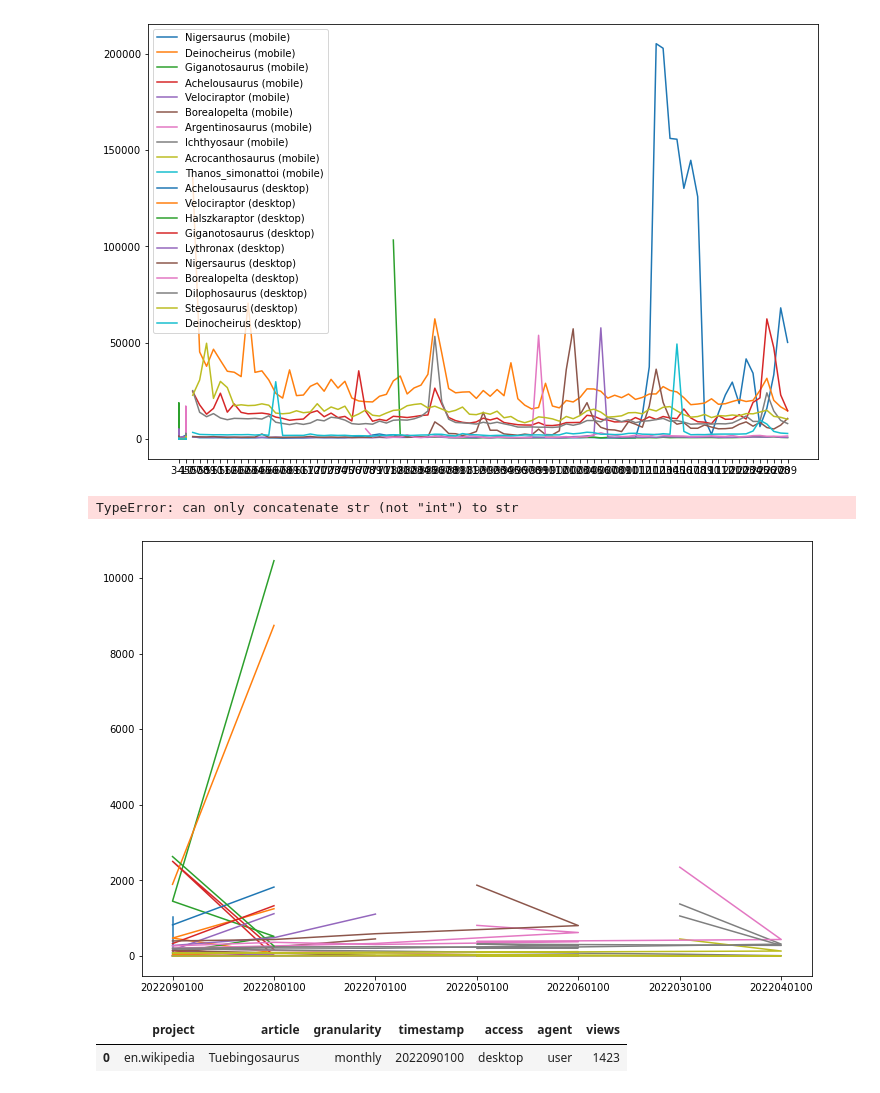
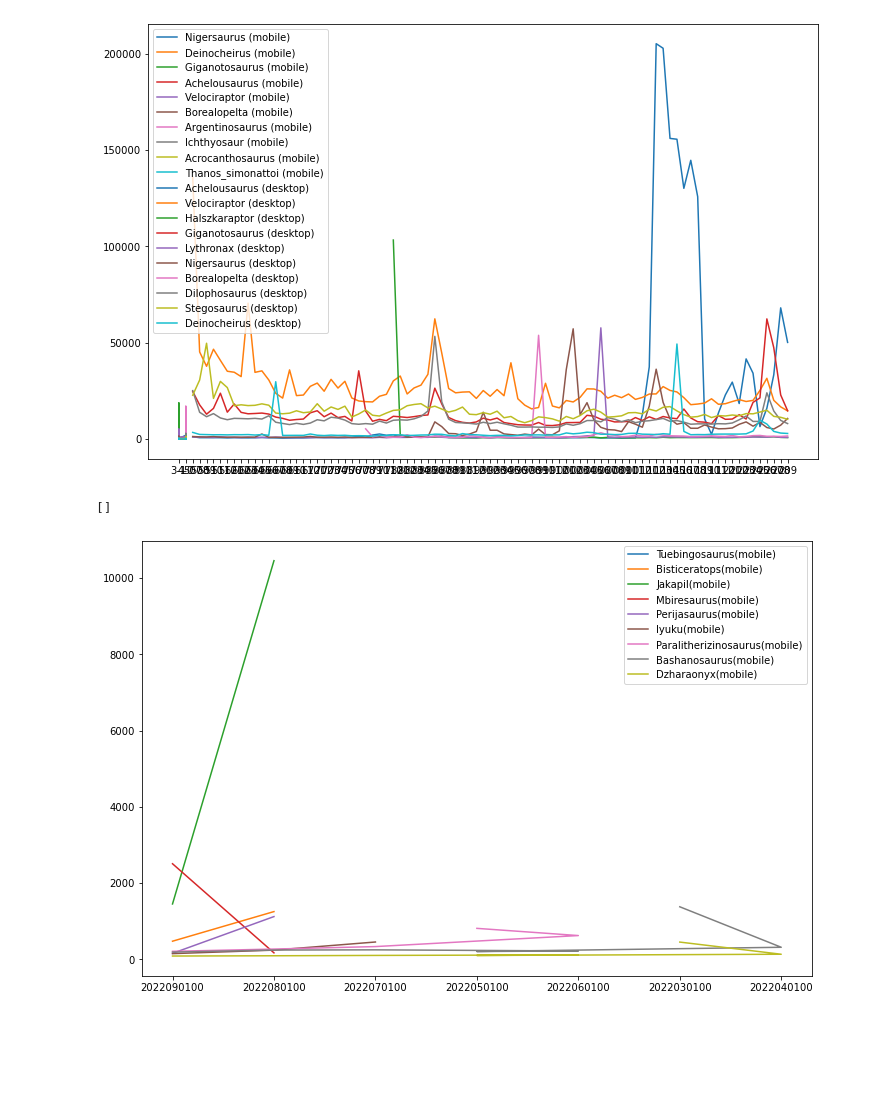
Before and after one commit to 98yangjames/DATA-512, a Jupyter notebook: Homework1_Data512.ipynb, the cells around one changed output. Cells and saved outputs as stored; diff of their text form; code cells hidden in the pictures; blank space fills up the shorter version.

Commit message:
finished all 3 plots

```diff
--- a/Homework1_Data512.ipynb
+++ b/Homework1_Data512.ipynb
@@ -418,37 +430,47 @@ plt.legend()
 # %%
 #Fewest months of data
 import numpy as np
+df_mobile = pd.concat([df_web, df_app])
 def fewest_months(df):
     d = {}
     for article in df['article']:
         if article not in d:
             d[article] = 1
         else:
             d[article] += 1
     sorted_d = sorted(d.items(), key=lambda kv: kv[1])
     return sorted_d[1:10]
 
 
-
 def plot_fewest_months():
     mobile_d = fewest_months(df_mobile)
     desktop_d = fewest_months(df_desk)
 
-    for key, value in mobile_d:
-        temp_df = df_mobile[df_mobile['article'] == key]
-        plt.plot(temp_df['timestamp'], temp_df['views'], label = key + "(mobile)")
-    for key, value in desktop_d:
-        temp_df = df_desk[df_desk['article'] == key]
-        plt.plot(temp_df['timestamp'], temp_df['views'], label = key + "(desktop)")
-    plt.xticks(np.arange(min(temp_df['timestamp']), max(temp_df['timestamp'])+1, 1.0))
+    temp_m = []
+    temp_d = []
+    for dino in mobile_d:
+        temp_m.append(dino[0])
+
+    for dino in desktop_d:
+        temp_d.append(dino[0])
+
+    for dino in temp_m:
+        temp_df = df_mobile[df_mobile['article'] == dino]
+        temp_df = temp_df.drop_duplicates('timestamp')
+
+        plt.plot(temp_df['timestamp'], temp_df['views'], label = dino + "(mobile)")
+    print(temp_d)
+    for dino in temp_d:
+        temp_df = df_desk[df_desk['article'] == dino]
+        temp_df = temp_df.drop_duplicates('timestamp')
+
+        plt.plot(temp_df['timestamp'], temp_df['views'], label = dino + "(desktop)")
+
     plt.legend()
     plt.show()
 plot_fewest_months()
+
+# fewest_months(df_mobile)
 # %% [output]
-TypeError: can only concatenate str (not "int") to str
+[]
-[figure, old version]
+[figure, new version]
-# %%
-df_desk[df_desk['article'] =='Tuebingosaurus']
-# %% [output]
-|  | project | article | granularity | timestamp | access | agent | views |
-| 0 | en.wikipedia | Tuebingosaurus | monthly | 2022090100 | desktop | user | 1423 |
```
Also changed, not shown: parts of 14 cells of this notebook, 8 other files.
